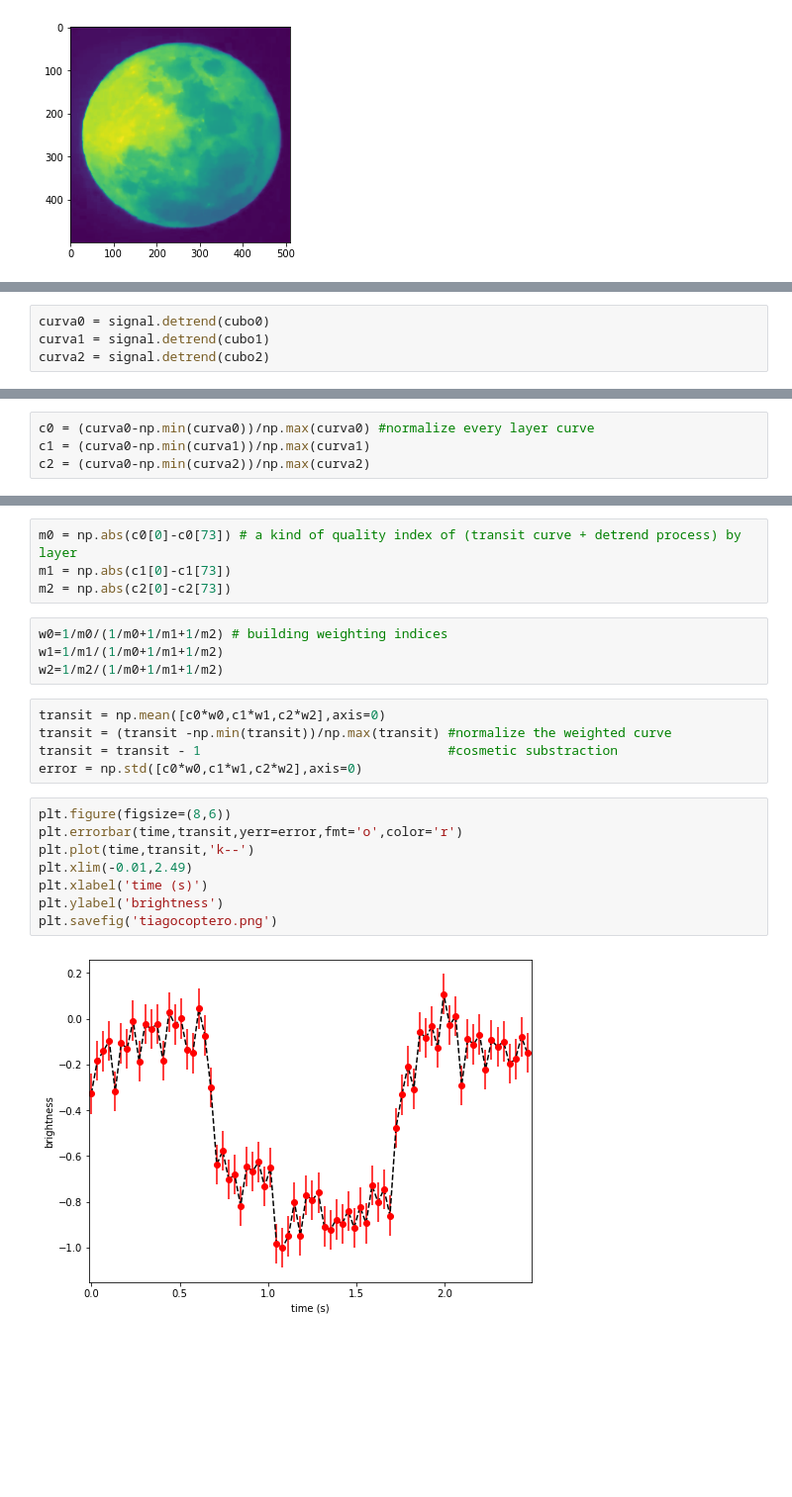
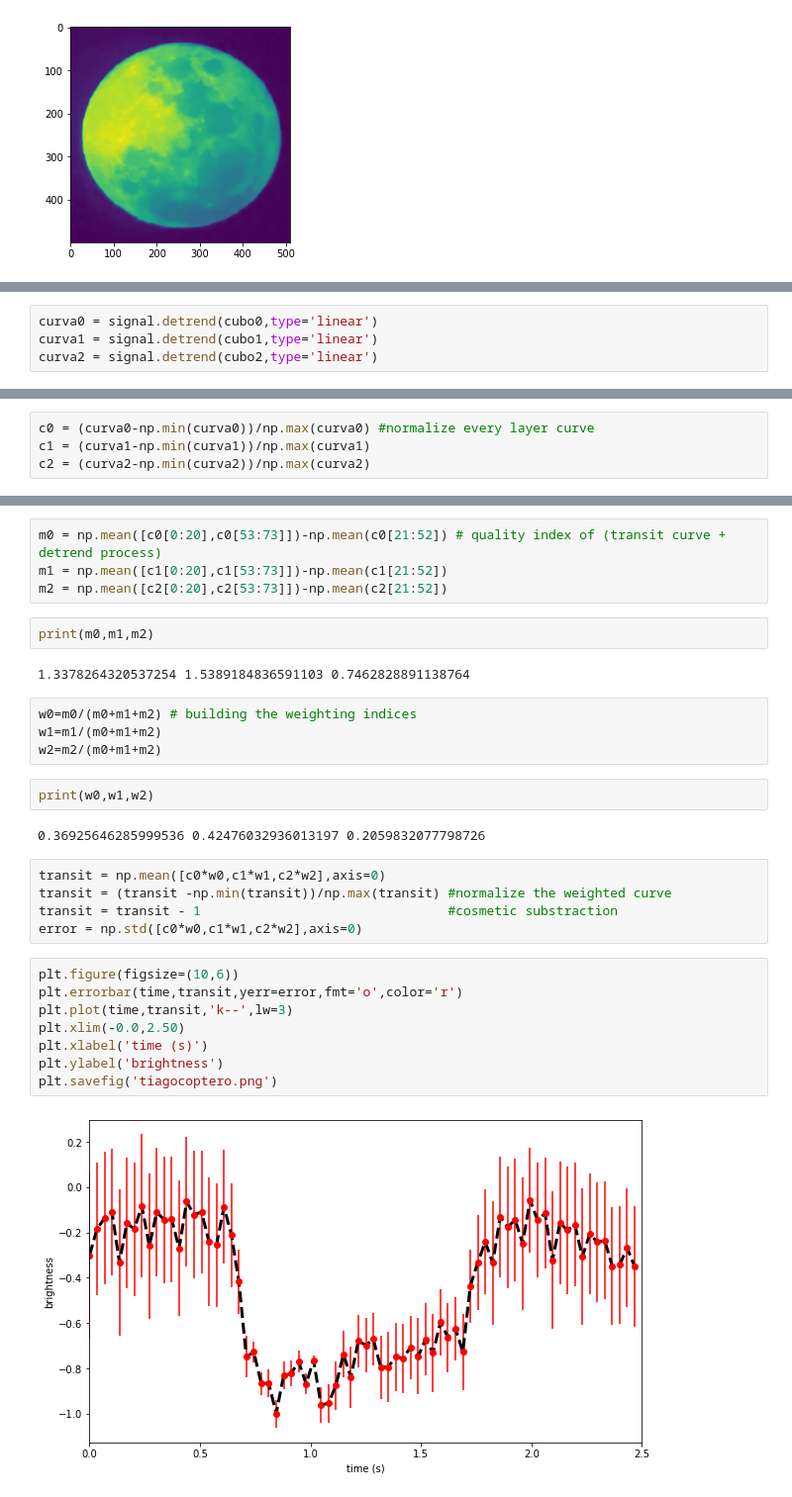
Before and after one commit to vlslv/little_project, a Jupyter notebook: tiagocoptero.ipynb, the cells around one changed output, grey strips where cells are left out. Shown at 99% size. Cells and saved outputs as stored; diff of their text form; blank space fills up the shorter version.

```diff
--- a/tiagocoptero.ipynb
+++ b/tiagocoptero.ipynb
@@ -51,4 +53,4 @@ plt.imshow(im0) #sneak peeking after clipping
 # %%
-curva0 = signal.detrend(cubo0)
-curva1 = signal.detrend(cubo1)
-curva2 = signal.detrend(cubo2)
+curva0 = signal.detrend(cubo0,type='linear')
+curva1 = signal.detrend(cubo1,type='linear')
+curva2 = signal.detrend(cubo2,type='linear')
@@ -55,4 +64,4 @@ curva2 = signal.detrend(cubo2)
 # %%
 c0 = (curva0-np.min(curva0))/np.max(curva0) #normalize every layer curve
-c1 = (curva0-np.min(curva1))/np.max(curva1)
-c2 = (curva0-np.min(curva2))/np.max(curva2)
+c1 = (curva1-np.min(curva1))/np.max(curva1)
+c2 = (curva2-np.min(curva2))/np.max(curva2)
@@ -59,23 +76,31 @@ c2 = (curva0-np.min(curva2))/np.max(curva2)
 # %%
-m0 = np.abs(c0[0]-c0[73]) # a kind of quality index of (transit curve + detrend process) by layer
-m1 = np.abs(c1[0]-c1[73])
-m2 = np.abs(c2[0]-c2[73])
+m0 = np.mean([c0[0:20],c0[53:73]])-np.mean(c0[21:52]) # quality index of (transit curve + detrend process)
+m1 = np.mean([c1[0:20],c1[53:73]])-np.mean(c1[21:52])
+m2 = np.mean([c2[0:20],c2[53:73]])-np.mean(c2[21:52])
+# %%
+print(m0,m1,m2)
+# %% [output]
+1.3378264320537254 1.5389184836591103 0.7462828891138764
 # %%
-w0=1/m0/(1/m0+1/m1+1/m2) # building weighting indices
-w1=1/m1/(1/m0+1/m1+1/m2)
-w2=1/m2/(1/m0+1/m1+1/m2)
+w0=m0/(m0+m1+m2) # building the weighting indices
+w1=m1/(m0+m1+m2)
+w2=m2/(m0+m1+m2)
+# %%
+print(w0,w1,w2)
+# %% [output]
+0.36925646285999536 0.42476032936013197 0.2059832077798726
 # %%
 transit = np.mean([c0*w0,c1*w1,c2*w2],axis=0)
 transit = (transit -np.min(transit))/np.max(transit) #normalize the weighted curve
 transit = transit - 1                                #cosmetic substraction
 error = np.std([c0*w0,c1*w1,c2*w2],axis=0)
 # %%
-plt.figure(figsize=(8,6))
+plt.figure(figsize=(10,6))
 plt.errorbar(time,transit,yerr=error,fmt='o',color='r')
-plt.plot(time,transit,'k--')
-plt.xlim(-0.01,2.49)
+plt.plot(time,transit,'k--',lw=3)
+plt.xlim(-0.0,2.50)
 plt.xlabel('time (s)')
 plt.ylabel('brightness')
 plt.savefig('tiagocoptero.png')
 # %% [output]
-[figure, old version]
+[figure, new version]
```
Also changed, not shown: parts of 3 cells of this notebook, 1 other file.
